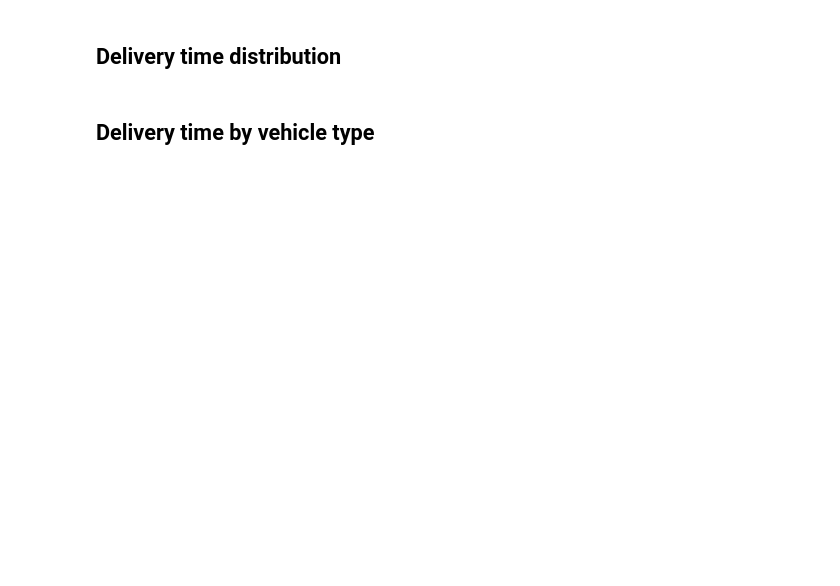
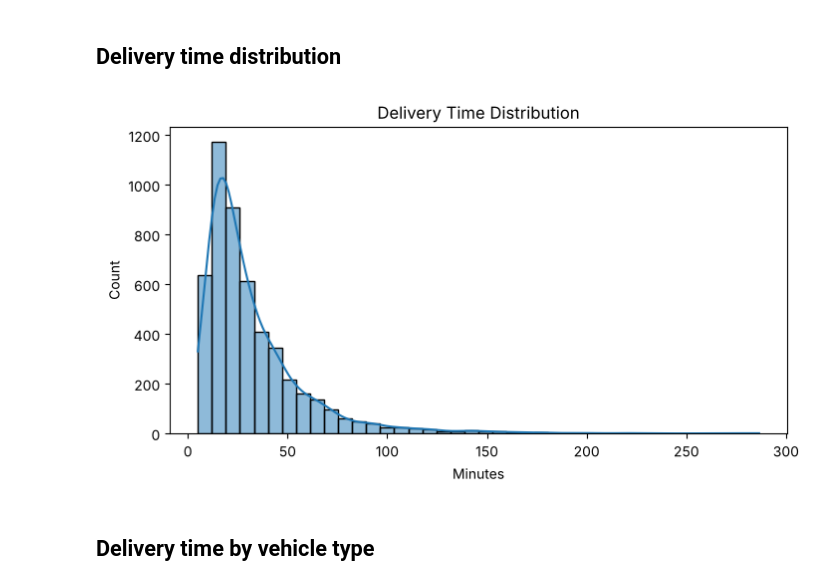
Before and after one commit to NadavaluruSashank/Delivery-Time-Prediction, a Jupyter notebook: notebooks/01_EDA.ipynb, the cells around one changed output. Saved outputs shown, nothing was run; the diff lists cells and outputs as text; code cells hidden in the pictures; blank space fills up the shorter version.

```diff
--- a/notebooks/01_EDA.ipynb
+++ b/notebooks/01_EDA.ipynb
@@ -3,2 +5,11 @@
 # %%
-import syssys.path.append("../src")import pandas as pdimport matplotlib.pyplot as pltimport seaborn as snsfrom data_generator import generate_delivery_datadf = generate_delivery_data()df.head()
+import sys
+sys.path.append("../src")
+import pandas as pd
+import matplotlib.pyplot as plt
+import seaborn as sns
+
+from data_generator import generate_delivery_data
+
+df = generate_delivery_data()
+df.head()
@@ -5,7 +23,13 @@ import syssys.path.append("../src")import pandas as pdimport matplotlib.pyplot a
 # %% [markdown]
 ## Delivery time distribution
 # %%
-plt.figure(figsize=(8,4))sns.histplot(df["delivery_time_minutes"], bins=40, kde=True)plt.title("Delivery Time Distribution")plt.xlabel("Minutes")plt.show()
+plt.figure(figsize=(8,4))
+sns.histplot(df["delivery_time_minutes"], bins=40, kde=True)
+plt.title("Delivery Time Distribution")
+plt.xlabel("Minutes")
+plt.show()
+# %% [output]
+[figure, added]
 # %% [markdown]
 ## Delivery time by vehicle type
 # %%
```
Also changed, not shown: parts of 3 cells of this notebook, 2 other files.
